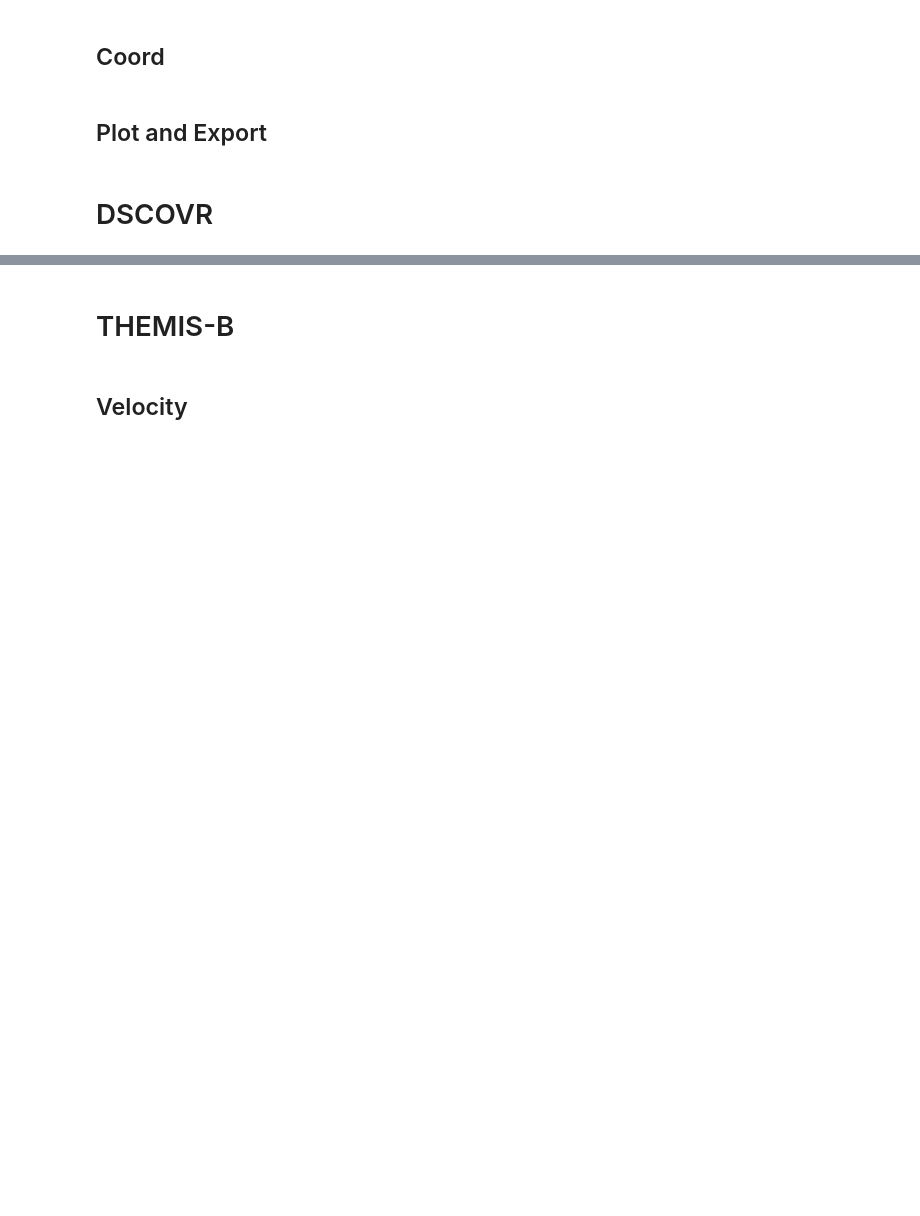
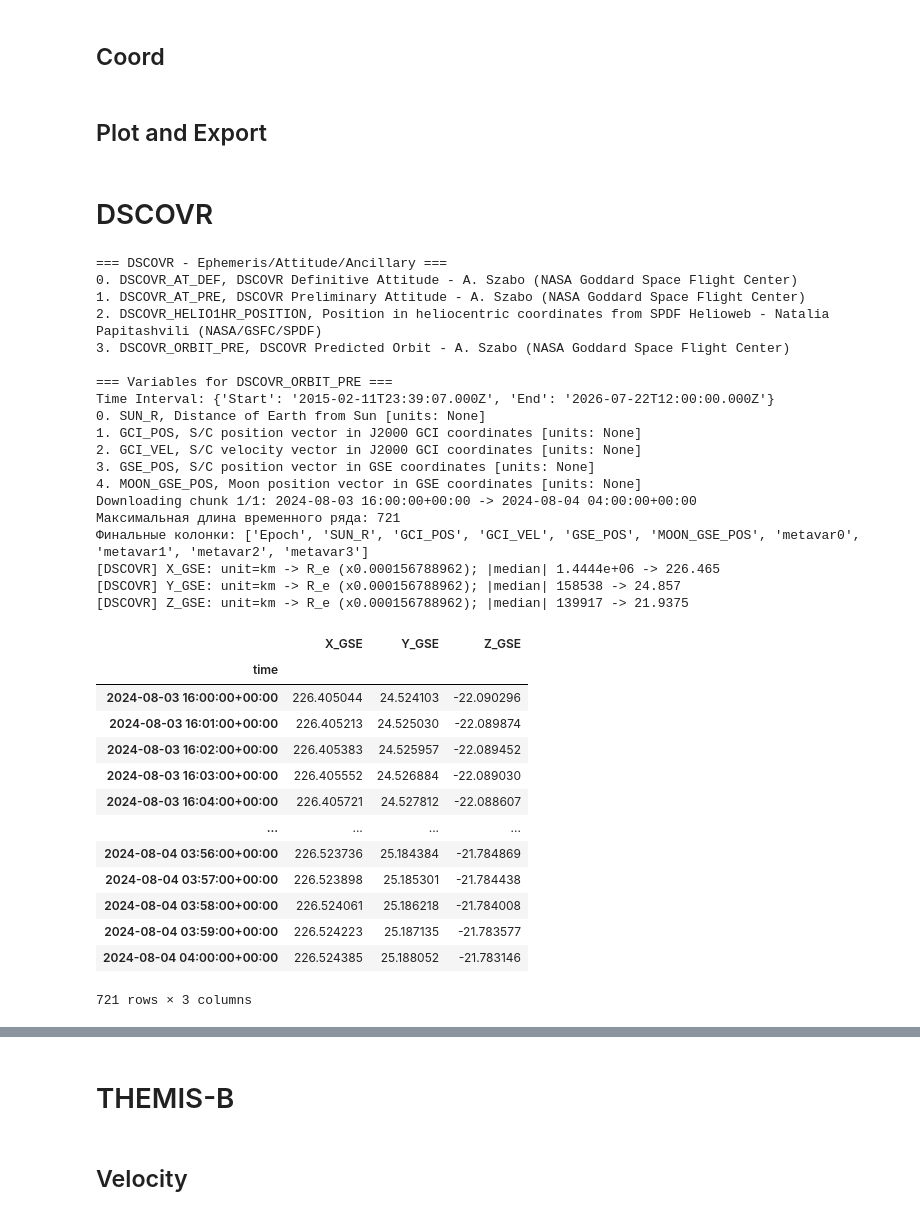
Before and after one commit to oscu0/Shock-and-Awe, a Jupyter notebook: CDASWS Downloader.ipynb, the cells around one changed output, grey strips where cells are left out. Saved outputs shown, nothing was run; the diff lists cells and outputs as text; code cells hidden in the pictures; blank space fills up the shorter version.

```diff
--- a/CDASWS Downloader.ipynb
+++ b/CDASWS Downloader.ipynb
@@ -328,11 +438,21 @@ def unpack(data_b):
 # %% [markdown]
 # Dates
 # %%
-import pandas as pd
-
-tShock = pd.to_datetime("2022-11-24T19:10:00Z")
-
-t2 = tShock + pd.Timedelta(hours=6)
-t1 = tShock - pd.Timedelta(hours=6)
+RUN_MODE = "shock"  # "shock" or "custom"
+tShock = pd.to_datetime("2024-08-03T22:00:00Z")
+CUSTOM_T1 = pd.to_datetime("2018-01-01T00:00:00Z")
+CUSTOM_T2 = pd.to_datetime("2018-03-01T00:00:00Z")
+SHOCK_WINDOW_HOURS = 12
+# %%
+t_start, t_end, tShock = resolve_run_interval(
+    RUN_MODE,
+    tShock,
+    CUSTOM_T1,
+    CUSTOM_T2,
+    window_hours=SHOCK_WINDOW_HOURS,
+)
+OUTPUT_DIR = resolve_output_dir(RUN_MODE, tShock, t_start, t_end)
+t1 = t_start
+t2 = t_end
 # %%
 time_interval = TimeInterval(t1, t2)
@@ -1049,38 +1300,73 @@ parquet_path = save_parquet(merged, "ACE", tShock)
 # List available datasets for DSCOVR ephemeris
 datasets = list_datasets("DSCOVR", "Ephemeris/Attitude/Ancillary")
 
-# Download DSCOVR ephemeris data (set N to the ephemeris dataset index from the list above)
-N = 2
+# Download DSCOVR predicted orbit; index 3 exposes GSE_POS.
+N = 3
 df = download_and_unpack(datasets, N, time_interval)
 
 time_col = next(
     (c for c in ["Epoch", "epoch", "EPOCH", "time", "Time", "TIME"] if c in df.columns),
     None,
 )
 vec_col = next((c for c in ["GSE_POS", "gse_pos"] if c in df.columns), None)
 if time_col is None or vec_col is None:
     raise ValueError(
         f"Expected time and GSE_POS columns in DSCOVR ephemeris, got: {list(df.columns)}"
     )
 
 dscovr_coord = df.filter([time_col, vec_col], axis=1)
 dscovr_coord = dscovr_coord.set_index(time_col)
 dscovr_coord.dropna(inplace=True)
 
 dscovr_coord[["X_GSE", "Y_GSE", "Z_GSE"]] = pd.DataFrame(
     dscovr_coord[vec_col].tolist(), index=dscovr_coord.index
 )
 dscovr_coord = dscovr_coord.drop([vec_col], axis=1)
 dscovr_coord = clamp_bad_values(dscovr_coord)
 dscovr_coord = coerce_distance_cols_to_re(
     dscovr_coord,
     ["X_GSE", "Y_GSE", "Z_GSE"],
     sat_name="DSCOVR",
     unit_hint=LAST_VAR_UNITS.get(vec_col),
+    default_unit="km",
 )
 
 dscovr_coord.index = pd.to_datetime(dscovr_coord.index, utc=True)
 dscovr_coord.index.name = "time"
 
 dscovr_coord
+# %% [output]
+=== DSCOVR - Ephemeris/Attitude/Ancillary ===
+0. DSCOVR_AT_DEF, DSCOVR Definitive Attitude - A. Szabo (NASA Goddard Space Flight Center)
+1. DSCOVR_AT_PRE, DSCOVR Preliminary Attitude - A. Szabo (NASA Goddard Space Flight Center)
+2. DSCOVR_HELIO1HR_POSITION, Position in heliocentric coordinates from SPDF Helioweb - Natalia Papitashvili (NASA/GSFC/SPDF)
+3. DSCOVR_ORBIT_PRE, DSCOVR Predicted Orbit - A. Szabo (NASA Goddard Space Flight Center)
+
+=== Variables for DSCOVR_ORBIT_PRE ===
+Time Interval: {'Start': '2015-02-11T23:39:07.000Z', 'End': '2026-07-22T12:00:00.000Z'}
+0. SUN_R, Distance of Earth from Sun [units: None]
+1. GCI_POS, S/C position vector in J2000 GCI coordinates [units: None]
+2. GCI_VEL, S/C velocity vector in J2000 GCI coordinates [units: None]
+3. GSE_POS, S/C position vector in GSE coordinates [units: None]
+4. MOON_GSE_POS, Moon position vector in GSE coordinates [units: None]
+Downloading chunk 1/1: 2024-08-03 16:00:00+00:00 -> 2024-08-04 04:00:00+00:00
+Максимальная длина временного ряда: 721
+Финальные колонки: ['Epoch', 'SUN_R', 'GCI_POS', 'GCI_VEL', 'GSE_POS', 'MOON_GSE_POS', 'metavar0', 'metavar1', 'metavar2', 'metavar3']
+[DSCOVR] X_GSE: unit=km -> R_e (x0.000156788962); |median| 1.4444e+06 -> 226.465
+[DSCOVR] Y_GSE: unit=km -> R_e (x0.000156788962); |median| 158538 -> 24.857
+[DSCOVR] Z_GSE: unit=km -> R_e (x0.000156788962); |median| 139917 -> 21.9375
+|  | X_GSE | Y_GSE | Z_GSE |
+| time |  |  |  |
+| 2024-08-03 16:00:00+00:00 | 226.405044 | 24.524103 | -22.090296 |
+| 2024-08-03 16:01:00+00:00 | 226.405213 | 24.525030 | -22.089874 |
+| 2024-08-03 16:02:00+00:00 | 226.405383 | 24.525957 | -22.089452 |
+| 2024-08-03 16:03:00+00:00 | 226.405552 | 24.526884 | -22.089030 |
+| 2024-08-03 16:04:00+00:00 | 226.405721 | 24.527812 | -22.088607 |
+| ... | ... | ... | ... |
+| 2024-08-04 03:56:00+00:00 | 226.523736 | 25.184384 | -21.784869 |
+| 2024-08-04 03:57:00+00:00 | 226.523898 | 25.185301 | -21.784438 |
+| 2024-08-04 03:58:00+00:00 | 226.524061 | 25.186218 | -21.784008 |
+| 2024-08-04 03:59:00+00:00 | 226.524223 | 25.187135 | -21.783577 |
+| 2024-08-04 04:00:00+00:00 | 226.524385 | 25.188052 | -21.783146 |
+721 rows × 3 columns
 # %%
```
Also changed, not shown: parts of 77 cells of this notebook, 6 other files.
